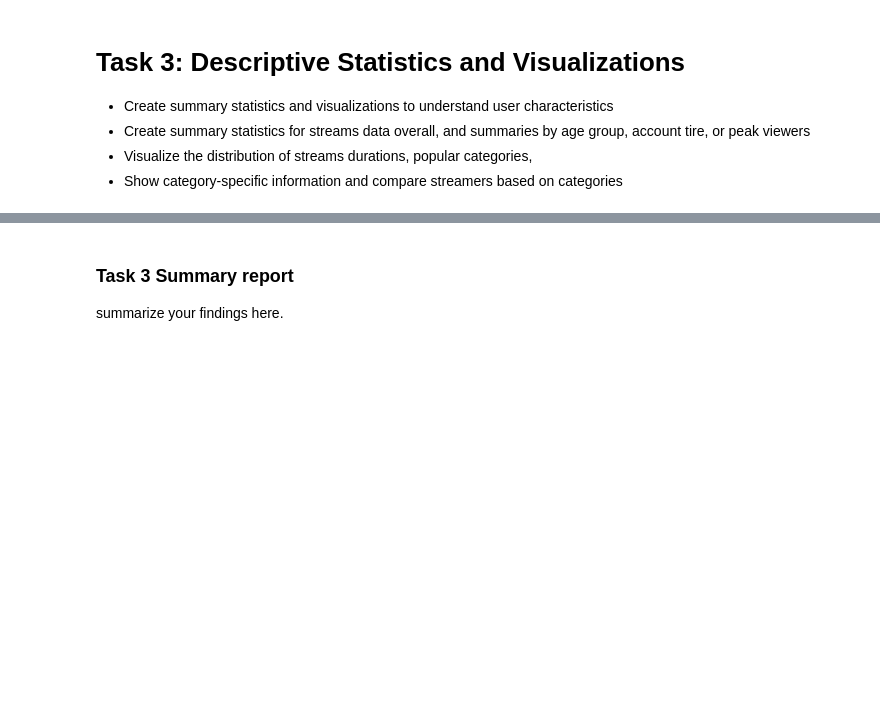
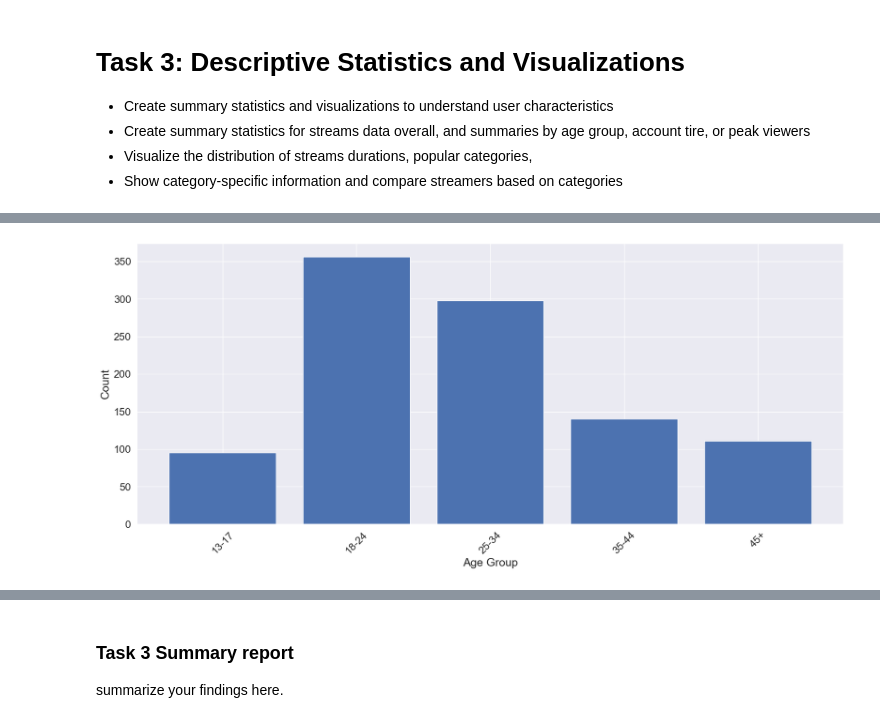
Before and after one commit to timothytzkung/Kung_Tim_Lab_Task, a Jupyter notebook: Assignment_01/IAT461-Assignment01-Scaffold.ipynb, the cells around one changed output, grey strips where cells are left out. Saved outputs shown, nothing was run; the diff lists cells and outputs as text; code cells hidden in the pictures; blank space fills up the shorter version.

```diff
--- a/Assignment_01/IAT461-Assignment01-Scaffold.ipynb
+++ b/Assignment_01/IAT461-Assignment01-Scaffold.ipynb
@@ -158,7 +288,7 @@ I will repeat the instructions here, but this is expected for each task: each co
 ### ID Column Cleaning
 Ensures all ID columns are strings, stripped of spaces, and consistently formatted
 # %%
-id_columns = ["session_id", "viewer_id", "streamer_id", "stream_id"]
+id_columns = ["session_id", "viewer_id", "streamer_id", "stream_id", "subscription_tier"]
 
 def clean_ids(df):
     df = df.copy()
@@ -172,0 +327,10 @@ df1, df2, df3, df4 = datasets
+# %%
+age_order = ["13-17", "18-24", "25-34", "35-44", "45+"]
+
+df4["age_group"] = pd.Categorical(
+    df4["age_group"],
+    categories=age_order,
+    ordered=True
+)
+# Check result
+df4["age_group"].value_counts().sort_index()
@@ -517,0 +870,10 @@ Instead of dropping rows with invalid numeric values, invalid entries were repla
+# %%
+counts = df4["age_group"].value_counts().sort_index()
+
+plt.bar(counts.index, counts.values)
+plt.xlabel("Age Group")
+plt.ylabel("Count")
+plt.xticks(rotation=45)
+plt.show()
+# %% [output]
+[figure, added]
```
Also changed, not shown: parts of 53 cells of this notebook, 4 other files.
